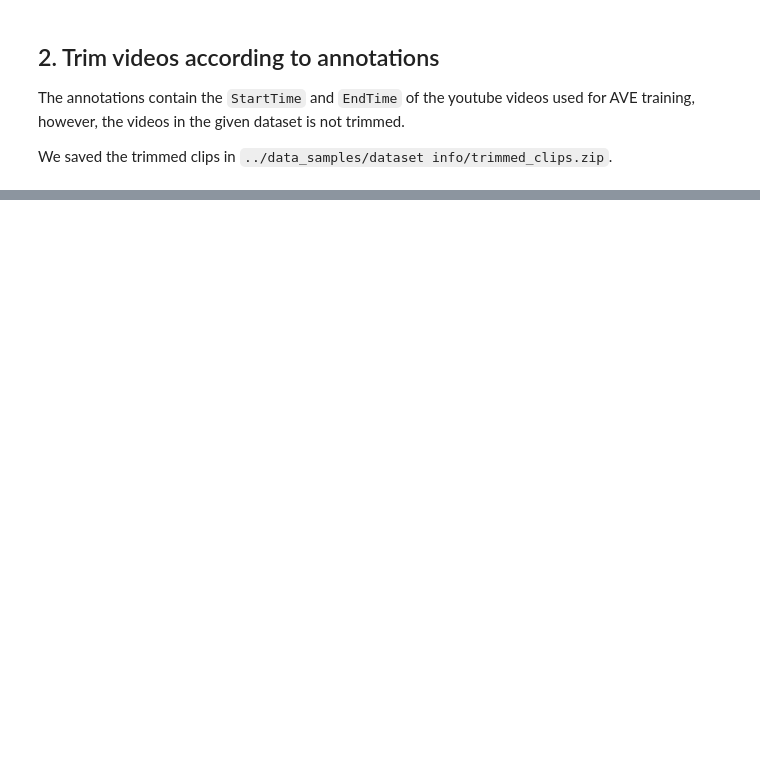
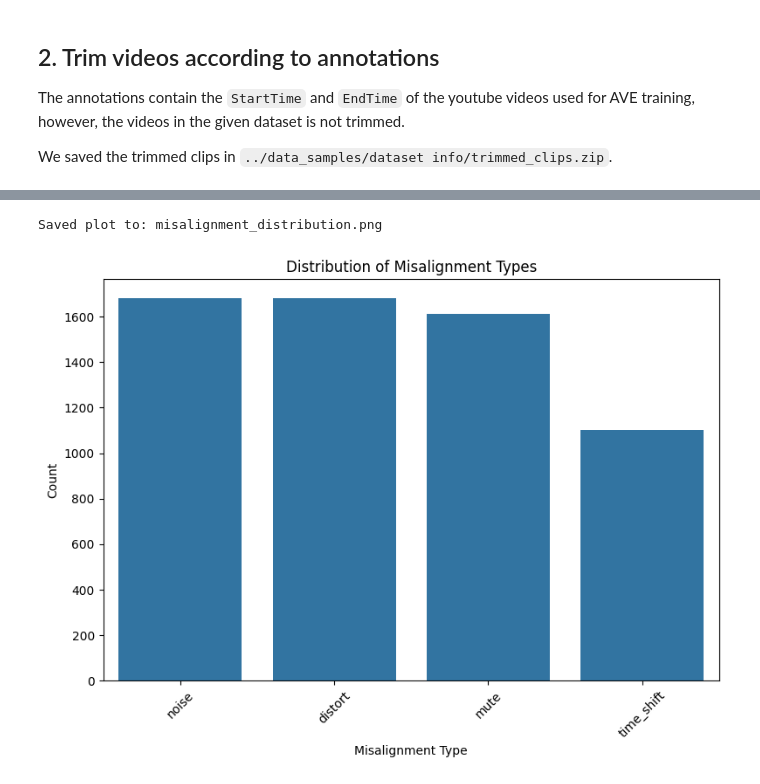
Before and after one commit to mattwang123/Visual-Audio-Alignment, a Jupyter notebook: preprocessing/data_preprocessing.ipynb, the cells around one changed output, grey strips where cells are left out. Drawn from its saved outputs; the diff is of its cells as text; code cells hidden in the pictures; blank space fills up the shorter version.

```diff
--- a/preprocessing/data_preprocessing.ipynb
+++ b/preprocessing/data_preprocessing.ipynb
@@ -120,0 +141,26 @@ generate_samples(
+# %%
+def save_plot(fig, filename):
+    """Save the current figure to a file in the main directory."""
+    fig.savefig(filename, dpi=300, bbox_inches='tight')
+    print(f"Saved plot to: {filename}")
+# %%
+import matplotlib.pyplot as plt
+import seaborn as sns
+
+# Read the generated samples metadata
+df_samples = pd.read_csv("generated_samples_metadata.csv")
+
+# Basic statistics
+total_segments = len(df_samples)
+pos_samples = len(df_samples[df_samples['Label'] == 'Positive'])
+neg_samples = len(df_samples[df_samples['Label'] == 'Negative'])
+
+print(f"Total segments: {total_segments}")
+print(f"Positive samples: {pos_samples} ({pos_samples/total_segments*100:.1f}%)")
+print(f"Negative samples: {neg_samples} ({neg_samples/total_segments*100:.1f}%)")
+
+# Misalignment type distribution
+misalignment_counts = df_samples[df_samples['Label'] == 'Negative']['MisalignmentType'].value_counts()
+print("\nMisalignment type distribution:")
+for mis_type, count in misalignment_counts.items():
+    print(f"{mis_type}: {count} ({count/neg_samples*100:.1f}%)")
@@ -120,0 +177,14 @@ generate_samples(
+# %%
+# Misalignment Distribution Plot
+plt.figure(figsize=(8, 6))
+sns.barplot(x=misalignment_counts.index, y=misalignment_counts.values)
+plt.title('Distribution of Misalignment Types')
+plt.xlabel('Misalignment Type')
+plt.ylabel('Count')
+plt.xticks(rotation=45)
+plt.tight_layout()
+save_plot(plt.gcf(), 'misalignment_distribution.png')
+plt.show()
+# %% [output]
+Saved plot to: misalignment_distribution.png
+[figure, added]
```
Also changed, not shown: parts of 9 cells of this notebook, 3 other files.
